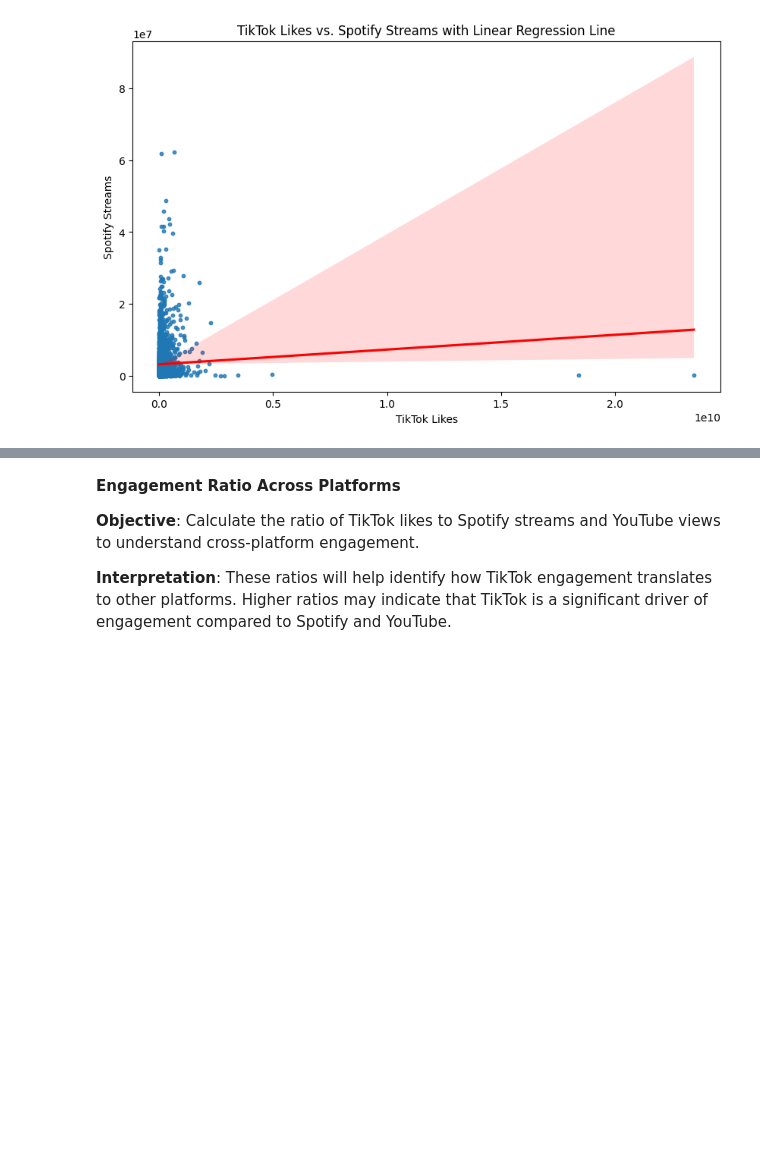
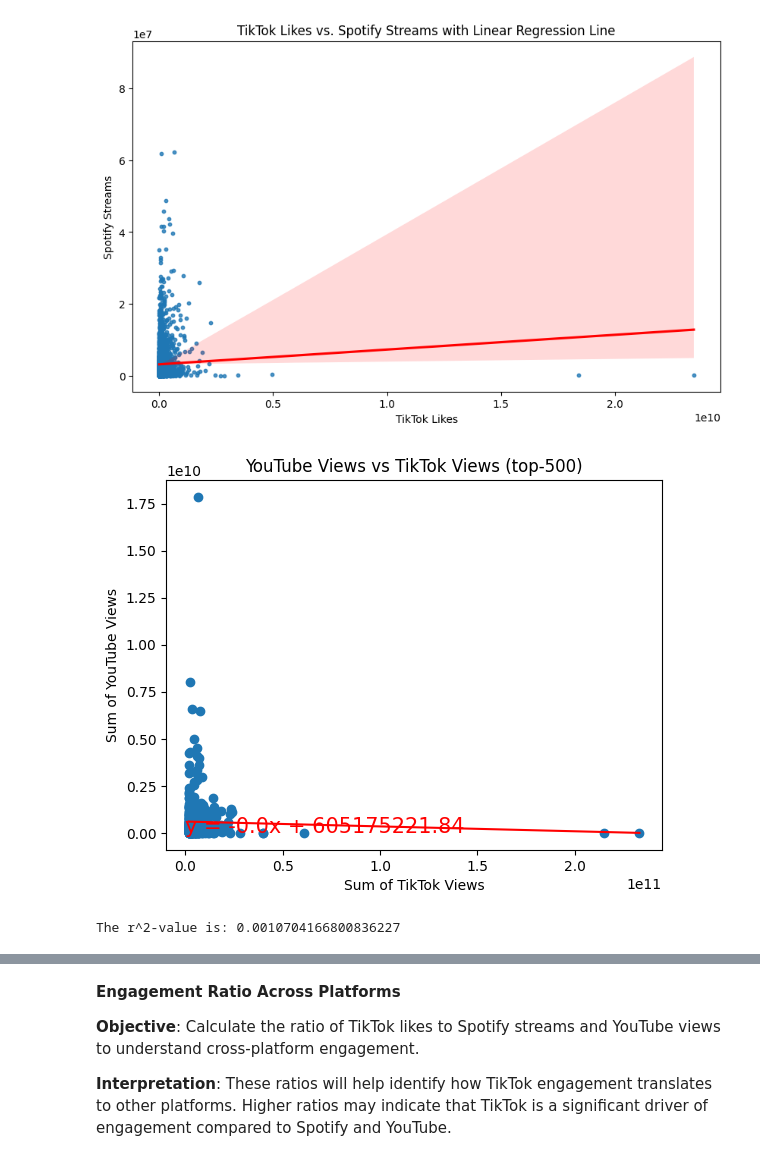
Before and after one commit to qstibbins/project-1, a Jupyter notebook: data.ipynb, the cells around one changed output, grey strips where cells are left out. Drawn from its saved outputs; the diff is of its cells as text; code cells hidden in the pictures; blank space fills up the shorter version.

```diff
--- a/data.ipynb
+++ b/data.ipynb
@@ -363,3 +416,31 @@ plt.title('TikTok Likes vs. Spotify Streams with Linear Regression Line')
 plt.show()
 # %% [output]
 [figure]
+# %%
+# Spotify vs TikTok Views
+# Does high TikTok views correlate to high spotify streams?
+# Add the linear regression equation and line to plot
+x_values = top_500_tiktok_df['Sum of TikTok Views']
+y_values = top_500_tiktok_df['Sum of YouTube Views']
+
+#the output will be a tuple of multiple values  for linear regression
+(slope, intercept, rvalue, pvalue, stderr) = linregress(x_values, y_values)
+
+regress_values = x_values * slope + intercept
+
+line_eq = "y = " + str(round(slope,2)) + "x + " + str(round(intercept,2))   # print the equation in my graph (string)
+
+# Create a scatterplot
+plt.scatter(x_values, y_values)
+plt.xlabel('Sum of TikTok Views')
+plt.ylabel('Sum of YouTube Views')
+plt.title('YouTube Views vs TikTok Views (top-500)')
+plt.plot(x_values,regress_values,"r-")
+plt.annotate(line_eq,(5.8,0.8),fontsize=15,color="red")
+
+
+plt.show()
+print(f"The r^2-value is: {rvalue**2}")
+# %% [output]
+[figure, added]
+The r^2-value is: 0.0010704166800836227
```
Also changed, not shown: parts of 8 cells of this notebook.
